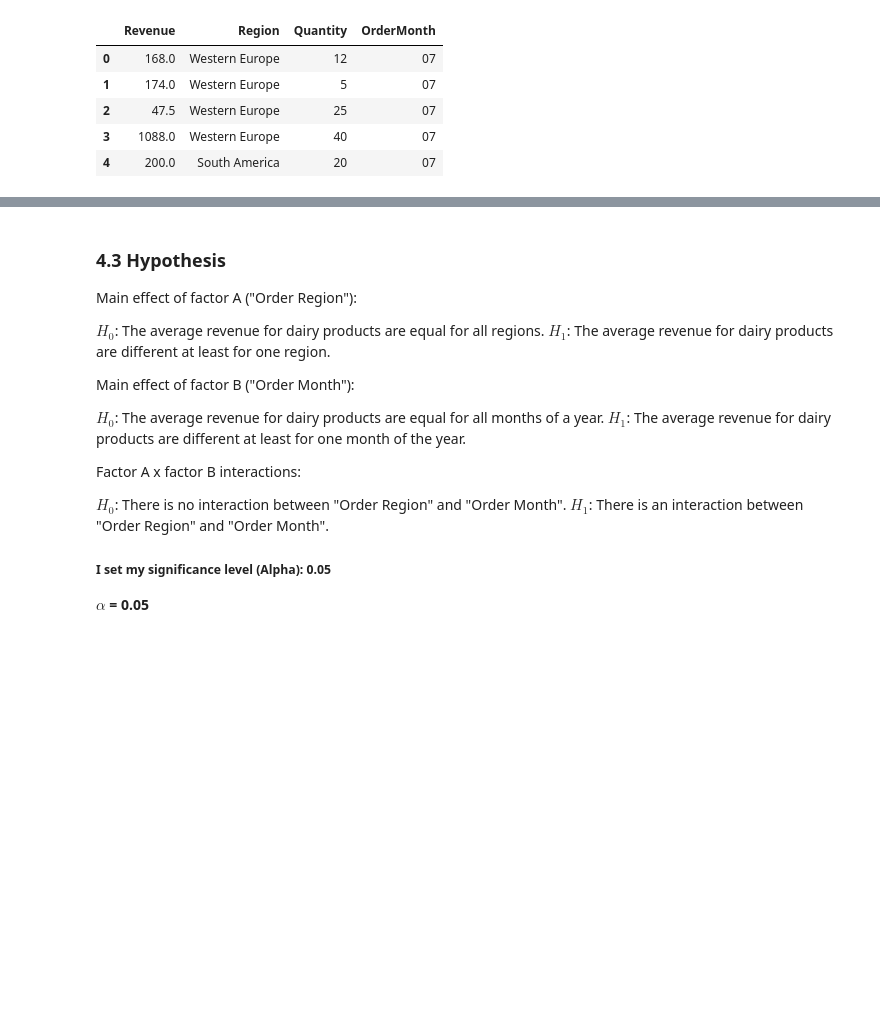
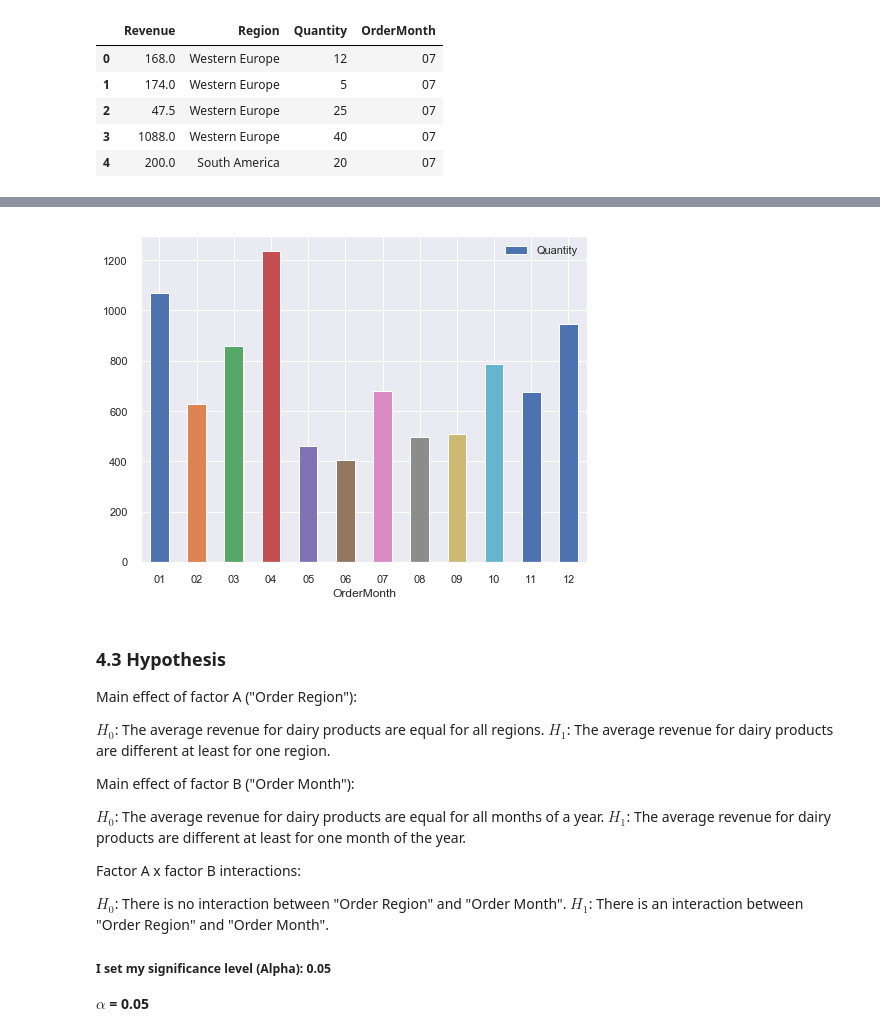
Before and after one commit to fcamuz/bussines-analysis-with-statistical-testing, a Jupyter notebook: Project 2- Northwind Database.ipynb, the cells around one changed output, grey strips where cells are left out. Drawn from its saved outputs; the diff is of its cells as text; code cells hidden in the pictures; blank space fills up the shorter version.

```diff
--- a/Project 2- Northwind Database.ipynb
+++ b/Project 2- Northwind Database.ipynb
@@ -988,0 +1043,3 @@ data.head()
+# %%
+bymonth=data.groupby(['OrderMonth']).sum()
+bymonth
@@ -989,3 +1061,7 @@ data.head()
+# %%
+ax2 = bymonth.plot.bar( y='Quantity', rot=0 )
+# %% [output]
+[figure, added]
 # %% [markdown]
 ### 4.3 Hypothesis
 
```
Also changed, not shown: parts of 15 cells of this notebook.
